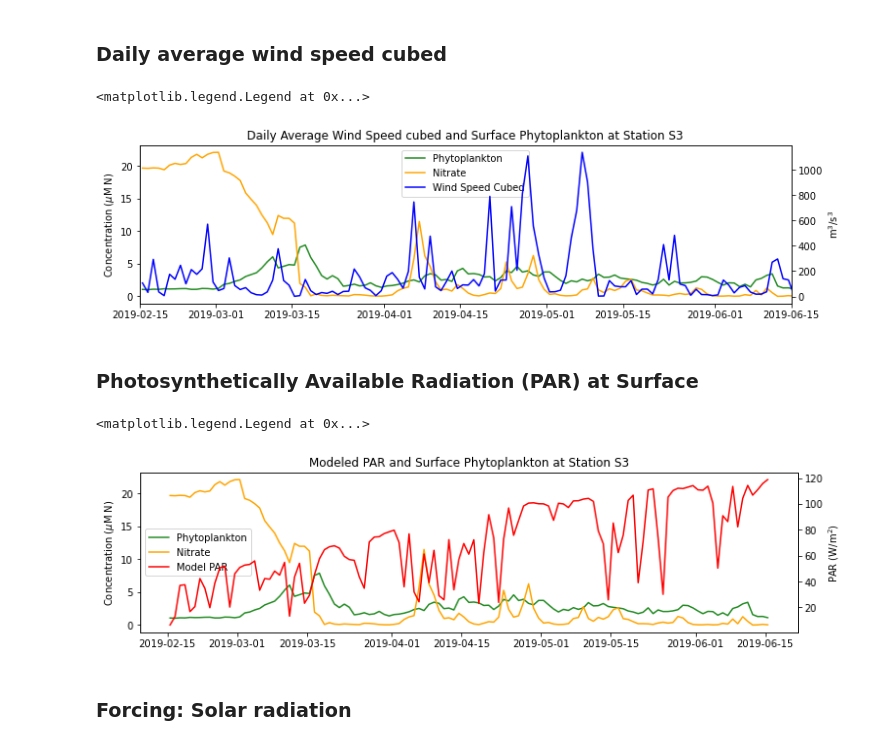
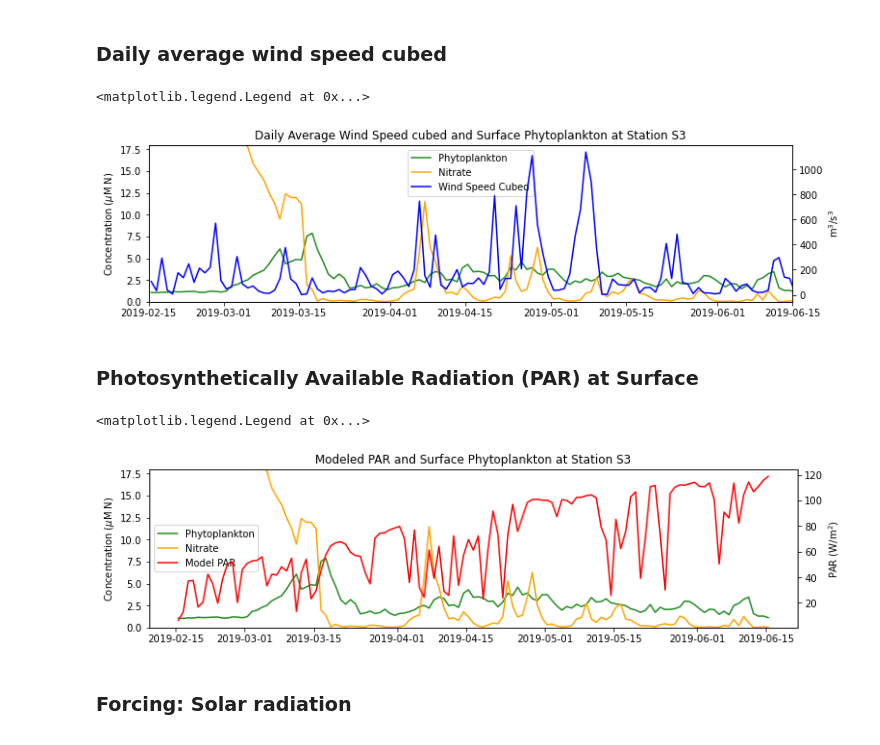
Before and after one commit to SalishSeaCast/Analysis-Aline, a Jupyter notebook: notebooks/Bloom_Timing/2019_S3_PhytoBloomTiming.ipynb, the cells around one changed output. Drawn from its saved outputs; the diff is of its cells as text; code cells hidden in the pictures.

```diff
--- a/notebooks/Bloom_Timing/2019_S3_PhytoBloomTiming.ipynb
+++ b/notebooks/Bloom_Timing/2019_S3_PhytoBloomTiming.ipynb
@@ -71,6 +71,10 @@ if recalc==True or not os.path.isfile(savepath):
         sdiat=np.array(bio.diatoms.isel(deptht=ik,y=ij,x=ii))
         sflag=np.array(bio.flagellates.isel(deptht=ik,y=ij,x=ii))
         scili=np.array(bio.ciliates.isel(deptht=ik,y=ij,x=ii))
+        no3_alld=np.array(bio.nitrate.isel(y=ij,x=ii))
+        diat_alld=np.array(bio.diatoms.isel(y=ij,x=ii))
+        flag_alld=np.array(bio.flagellates.isel(y=ij,x=ii))
+        cili_alld=np.array(bio.ciliates.isel(y=ij,x=ii))
         with xr.open_mfdataset(fliste3t['paths']) as carp:
             intdiat=np.array(np.sum(bio.diatoms.isel(y=ij,x=ii)*carp.e3t.isel(y=ij,x=ii),1)) # depth integrated diatom
             intphyto=np.array(np.sum((bio.diatoms.isel(y=ij,x=ii)+bio.flagellates.isel(y=ij,x=ii)\
@@ -79,6 +83,7 @@ if recalc==True or not os.path.isfile(savepath):
     fracdiat=intdiat/intphyto # depth integrated fraction of diatoms
 
     sphyto=sdiat+sflag+scili
+    phyto_alld=diat_alld+flag_alld+cili_alld
     percdiat=sdiat/sphyto # percent diatoms
 
     opsdir='/results/forcing/atmospheric/GEM2.5/operational'
@@ -119,10 +124,10 @@ if recalc==True or not os.path.isfile(savepath):
     rivFlow=dfFra2['Flow'].values
     # could also write dfFra['Date'], sometimes this is required
     # newstart is a datetime object, so we convert it to just a date with .date
-    pickle.dump((bio_time,sno3,sdiat,sflag,scili,intdiat,intphyto,spar,fracdiat,sphyto,percdiat,
+    pickle.dump((bio_time,sno3,sdiat,sflag,scili,diat_alld,no3_alld,flag_alld,cili_alld,phyto_alld,intdiat,intphyto,spar,fracdiat,sphyto,percdiat,
             u_wind,v_wind,twind,solar,wspeed,winddirec,riv_time,rivFlow),open(savepath,'wb'))
 else:
-    bio_time,sno3,sdiat,sflag,scili,intdiat,intphyto,spar,fracdiat,sphyto,percdiat,\
+    bio_time,sno3,sdiat,sflag,scili,diat_alld,no3_alld,flag_alld,cili_alld,phyto_alld,intdiat,intphyto,spar,fracdiat,sphyto,percdiat,\
             u_wind,v_wind,twind,solar,wspeed,winddirec,riv_time,rivFlow=pickle.load(open(savepath,'rb'))
 # %% [output]
                                                  paths        t_0        t_n
@@ -262,23 +390,24 @@ Text(0, 0.5, 'm/s')
 # %%
 wscubed=wsdaily**3
 
 # plot phytoplankton on top:
 fig,ax1=plt.subplots(1,1,figsize=(12,3))
 p1=ax1.plot(bio_time,sphyto,
            '-',color='forestgreen',label='Phytoplankton')
 p2=ax1.plot(bio_time,sno3,
            '-',color='orange',label='Nitrate')
 ax1.set_ylabel('Concentration ($\mu$M N)')
+ax1.set_ylim(0,18)
 
 ax2=ax1.twinx()
 p3=ax2.plot(ttday,wscubed,'b-',label='Wind Speed Cubed')
 ax2.set_xlim(start,end)
 ax2.set_title('Daily Average Wind Speed cubed and Surface Phytoplankton at Station S3')
 ax2.set_ylabel('$\mathregular{m^3}$/$\mathregular{s^3}$')
 ax1.legend(handles=[p1[0],p2[0],p3[0]],loc='upper center')
 # %% [output]
 <matplotlib.legend.Legend at 0x...>
-[figure, old version]
+[figure, new version]
 # %% [markdown]
 ### Photosynthetically Available Radiation (PAR) at Surface
 # %%
@@ -289,6 +418,7 @@ p1=ax1.plot(bio_time,sphyto,
 p2=ax1.plot(bio_time,sno3,
            '-',color='orange',label='Nitrate')
 ax1.set_ylabel('Concentration ($\mu$M N)')
+ax1.set_ylim(0,18)
 
 ax2=ax1.twinx()
 p3=ax2.plot(bio_time,spar,
@@ -298,7 +428,7 @@ ax2.set_title('Modeled PAR and Surface Phytoplankton at Station S3')
 ax1.legend(handles=[p1[0],p2[0],p3[0]],loc='center left')
 # %% [output]
 <matplotlib.legend.Legend at 0x...>
-[figure, old version]
+[figure, new version]
 # %% [markdown]
 ### Forcing: Solar radiation
 # %%
```
Also changed, not shown: parts of 12 cells of this notebook, 4 other files.
